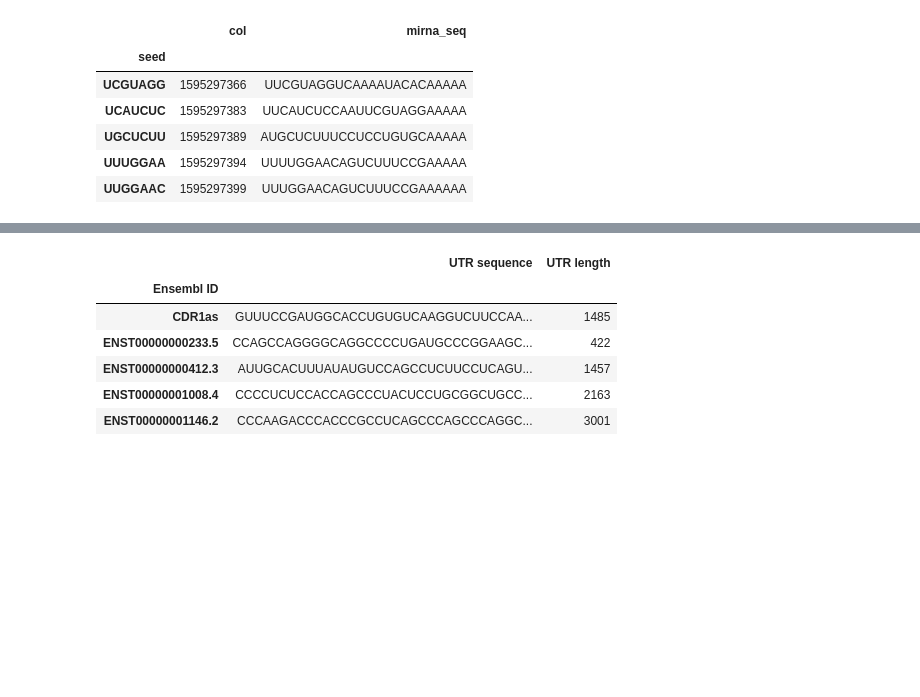
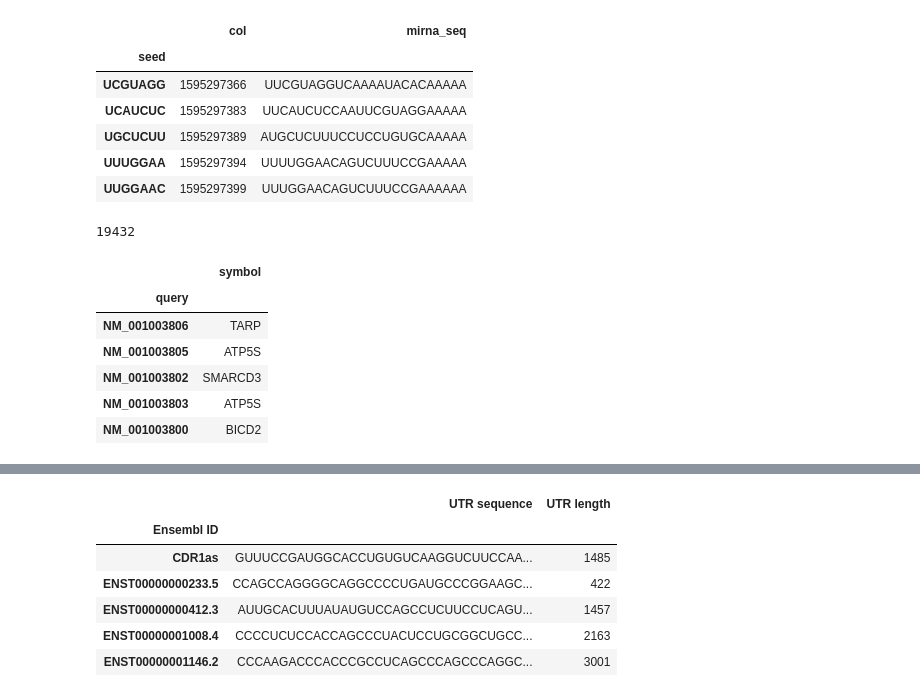
Before and after one commit to kslin/miRNA_models, a Jupyter notebook: Analysis.ipynb, the cells around one changed output, grey strips where cells are left out. Drawn from its saved outputs; the diff is of its cells as text; code cells hidden in the pictures; blank space fills up the shorter version.

```diff
--- a/Analysis.ipynb
+++ b/Analysis.ipynb
@@ -630,3 +630,16 @@ SEQ_INFO.head()
 | UGCUCUU | 1595297389 | AUGCUCUUUCCUCCUGUGCAAAAA |
 | UUUGGAA | 1595297394 | UUUUGGAACAGUCUUUCCGAAAAA |
 | UUGGAAC | 1595297399 | UUUGGAACAGUCUUUCCGAAAAAA |
+# %%
+refseq_gene = pd.read_csv('../../05_TargetPrediction/data/refseq_gene.txt',sep='\t').set_index('query')
+print(len(GENE_INFO))
+refseq_gene.head()
+# %% [output]
+19432
+|  | symbol |
+| query |  |
+| NM_001003806 | TARP |
+| NM_001003805 | ATP5S |
+| NM_001003802 | SMARCD3 |
+| NM_001003803 | ATP5S |
+| NM_001003800 | BICD2 |
```
Also changed, not shown: parts of 7 cells of this notebook, 2 other files.
